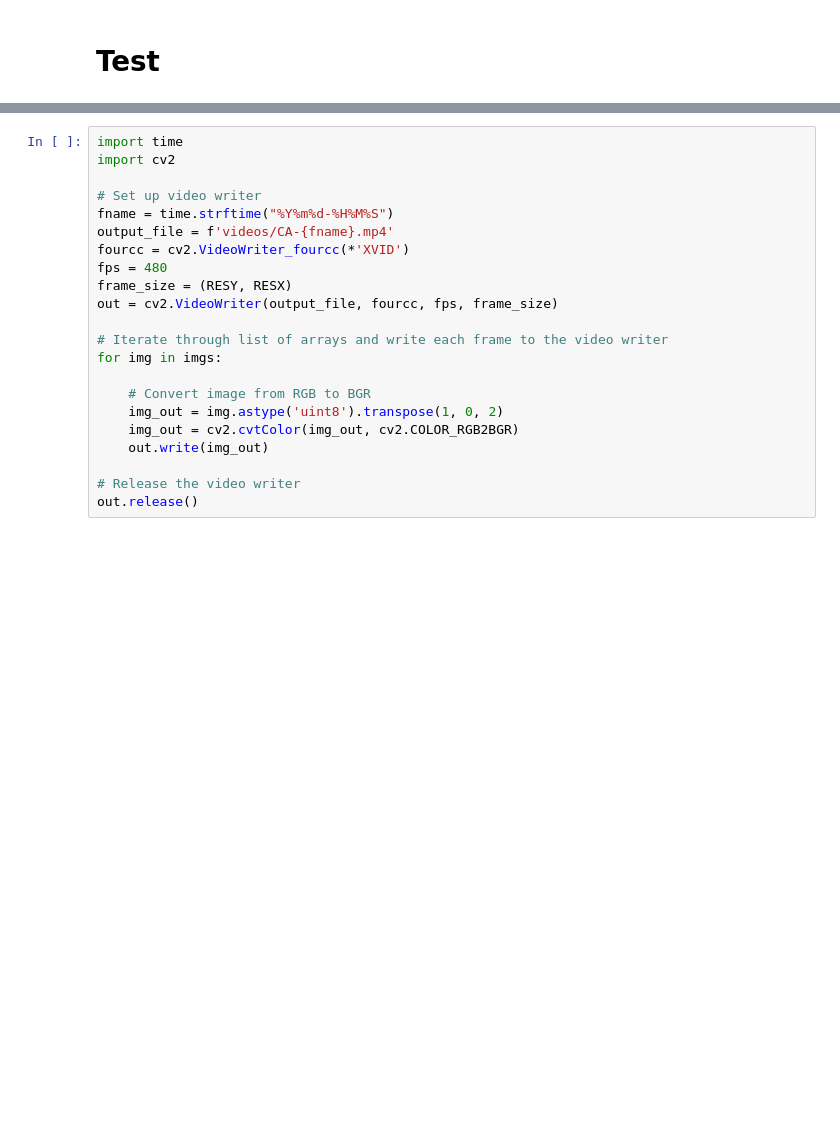
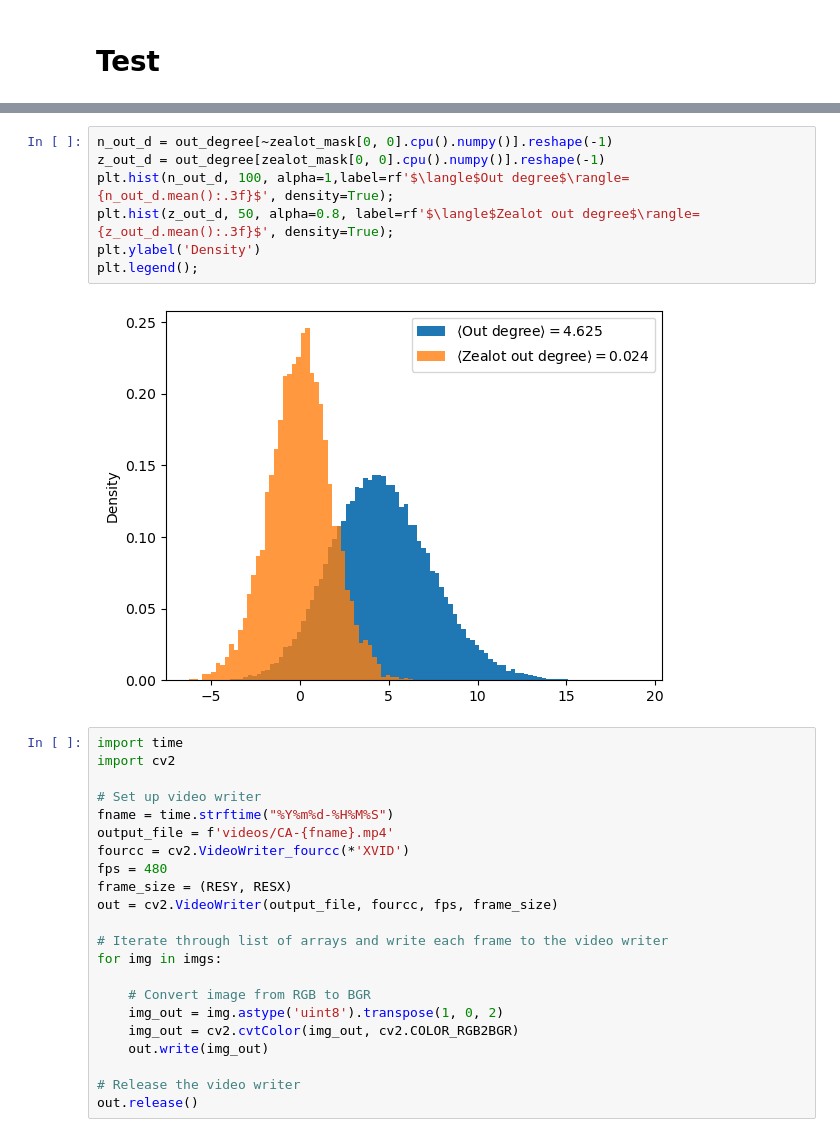
Before and after one commit to heysoos/ising-CA, a Jupyter notebook: IsingCA_pygame-local-connectivity_xi_zealots.ipynb, the cells around one changed output, grey strips where cells are left out. Drawn from its saved outputs; the diff is of its cells as text; blank space fills up the shorter version.

```diff
--- a/IsingCA_pygame-local-connectivity_xi_zealots.ipynb
+++ b/IsingCA_pygame-local-connectivity_xi_zealots.ipynb
@@ -333,3 +346,12 @@ plt.imshow(plot1.T); plt.colorbar()
+# %%
+n_out_d = out_degree[~zealot_mask[0, 0].cpu().numpy()].reshape(-1)
+z_out_d = out_degree[zealot_mask[0, 0].cpu().numpy()].reshape(-1)
+plt.hist(n_out_d, 100, alpha=1,label=rf'$\langle$Out degree$\rangle={n_out_d.mean():.3f}$', density=True);
+plt.hist(z_out_d, 50, alpha=0.8, label=rf'$\langle$Zealot out degree$\rangle={z_out_d.mean():.3f}$', density=True);
+plt.ylabel('Density')
+plt.legend();
+# %% [output]
+[figure, added]
 # %%
 import time
 import cv2
```
Also changed, not shown: parts of 9 cells of this notebook, 1 other file.
